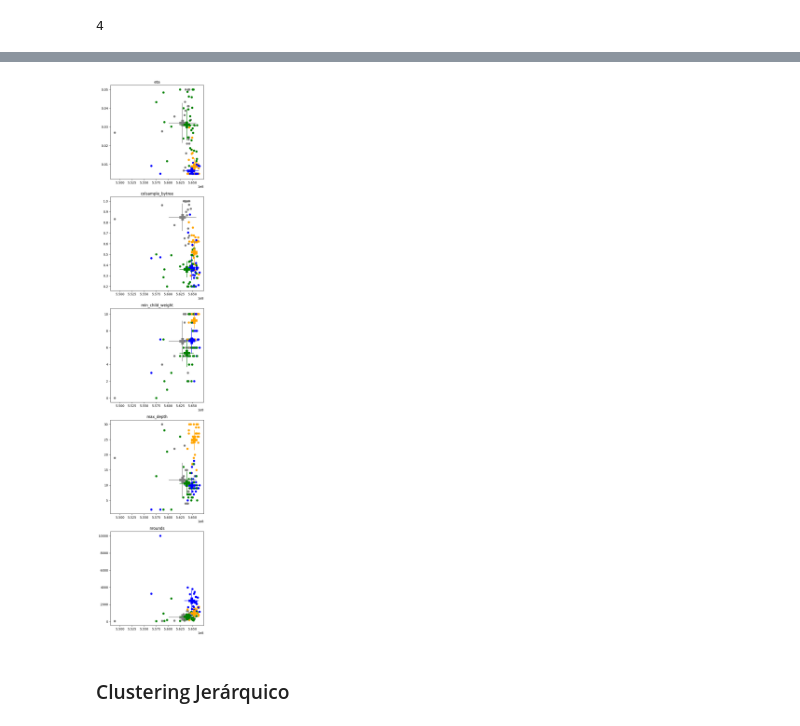
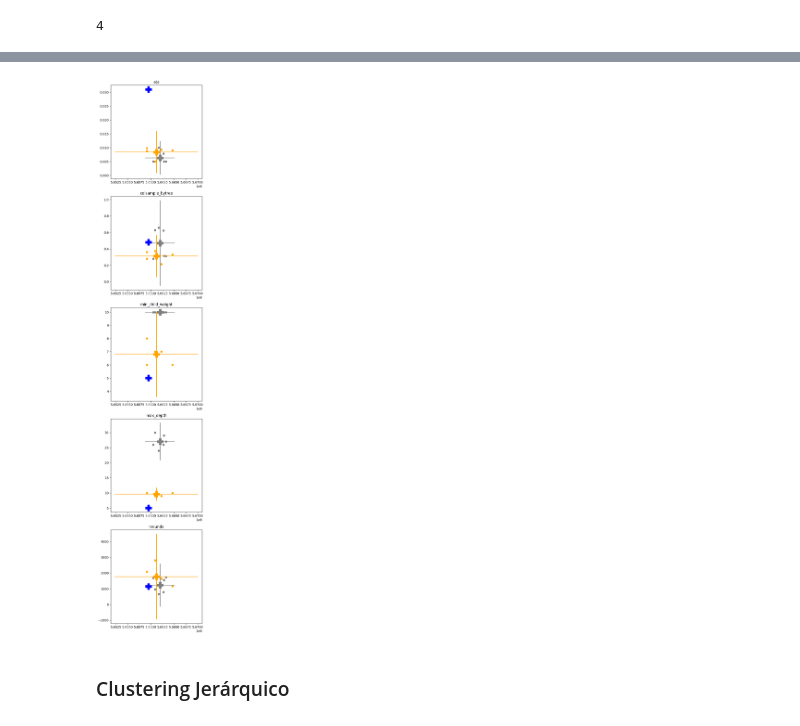
Before and after one commit to Ignacio-Ibarra/mastercard_churning, a Jupyter notebook: eval_BO/eval_BO.ipynb, the cells around one changed output, grey strips where cells are left out. Drawn from its saved outputs; the diff is of its cells as text; code cells hidden in the pictures.

```diff
--- a/eval_BO/eval_BO.ipynb
+++ b/eval_BO/eval_BO.ipynb
@@ -574,36 +576,36 @@ fig, axs = plt.subplots(ncols = 1, nrows = 5, figsize = (5,25))
 
 axs = axs.flatten()
 
-groups = df5.groupby('cluster_label')
+groups = df5[ganancia_bool5].groupby('cluster_label')
 for (name, group), c in zip(groups, ["grey", "orange", "blue", "green"]):
     for i in range(len(hs)):
         x, y  = group['ganancia'], group[hs[i]]
 
         #Dibujo centroies para cada cluster
         centerx, centery = x.mean(), y.mean()
         axs[i].plot(centerx, centery, marker="P", markersize=20, c=c)
 
         conf = 0.999
 
         #Obtengo CI para x para cada cluster
         m, sd, gl = x.mean(), x.std(), len(x)-1
         t_crit = np.abs(t.ppf((1-conf)/2,gl))
         ci_x = (m-(sd*t_crit/np.sqrt(len(x))), m+(sd*t_crit/np.sqrt(len(x))))
         axs[i].plot(ci_x, (centery, centery), c=c)
 
         #Obtengo CI para y para cada cluster
         m, sd, gl = y.mean(), y.std(), len(y)-1
         t_crit = np.abs(t.ppf((1-conf)/2,gl))
         ci_y = (m-(sd*t_crit/np.sqrt(len(y))), m+(sd*t_crit/np.sqrt(len(y))))
         axs[i].plot((centerx, centerx), ci_y, c=c)
 
         #ploteo puntos por cada cluster
         axs[i].scatter(x= group['ganancia'], y = group[hs[i]], label=name, c=c)
         axs[i].set_title(hs[i])
 
 plt.tight_layout()
 # %% [output]
-[figure, old version]
+[figure, new version]
 # %% [markdown]
 ### Clustering Jerárquico
 # %%
```
Also changed, not shown: parts of 8 cells of this notebook, 2 other files.
